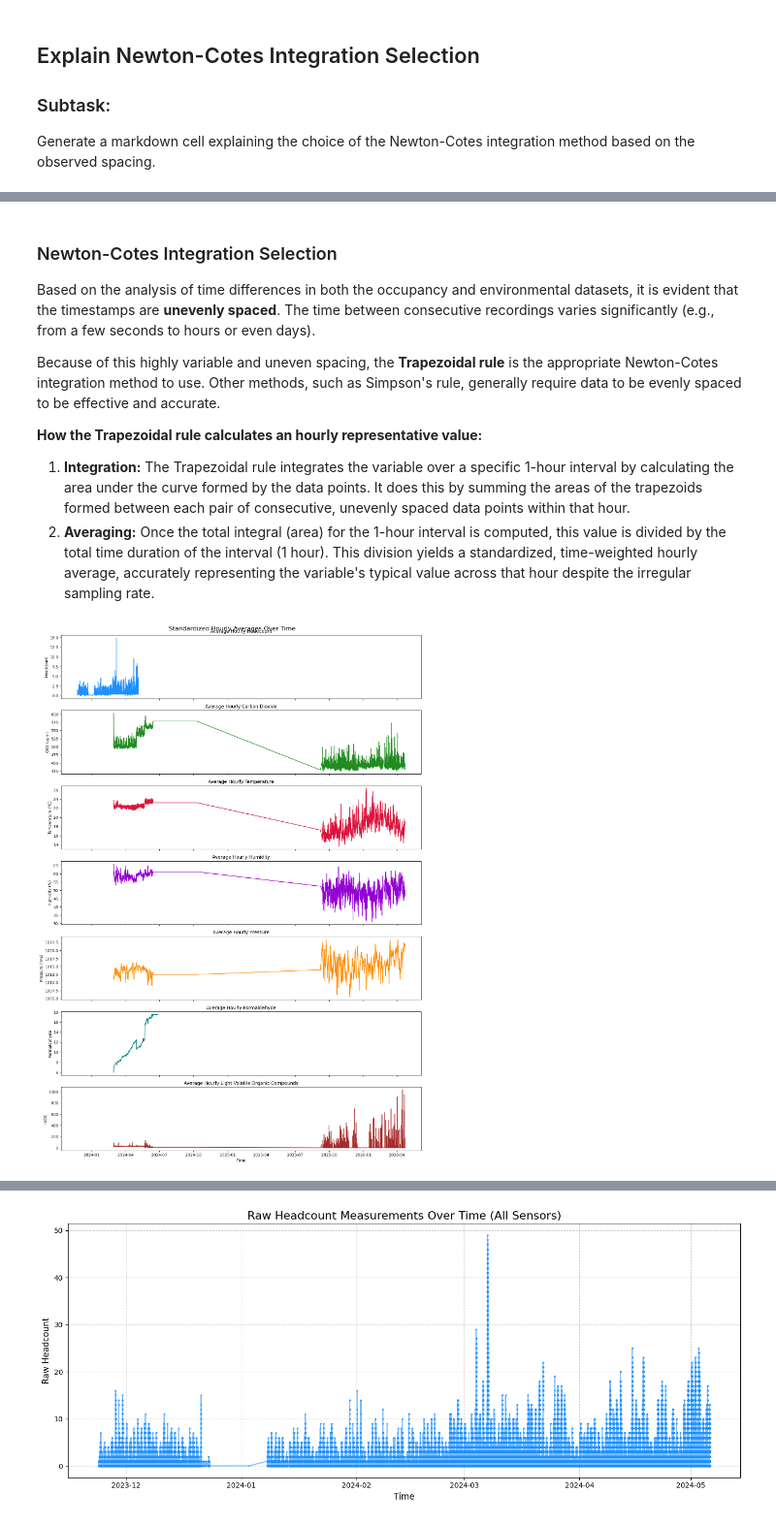
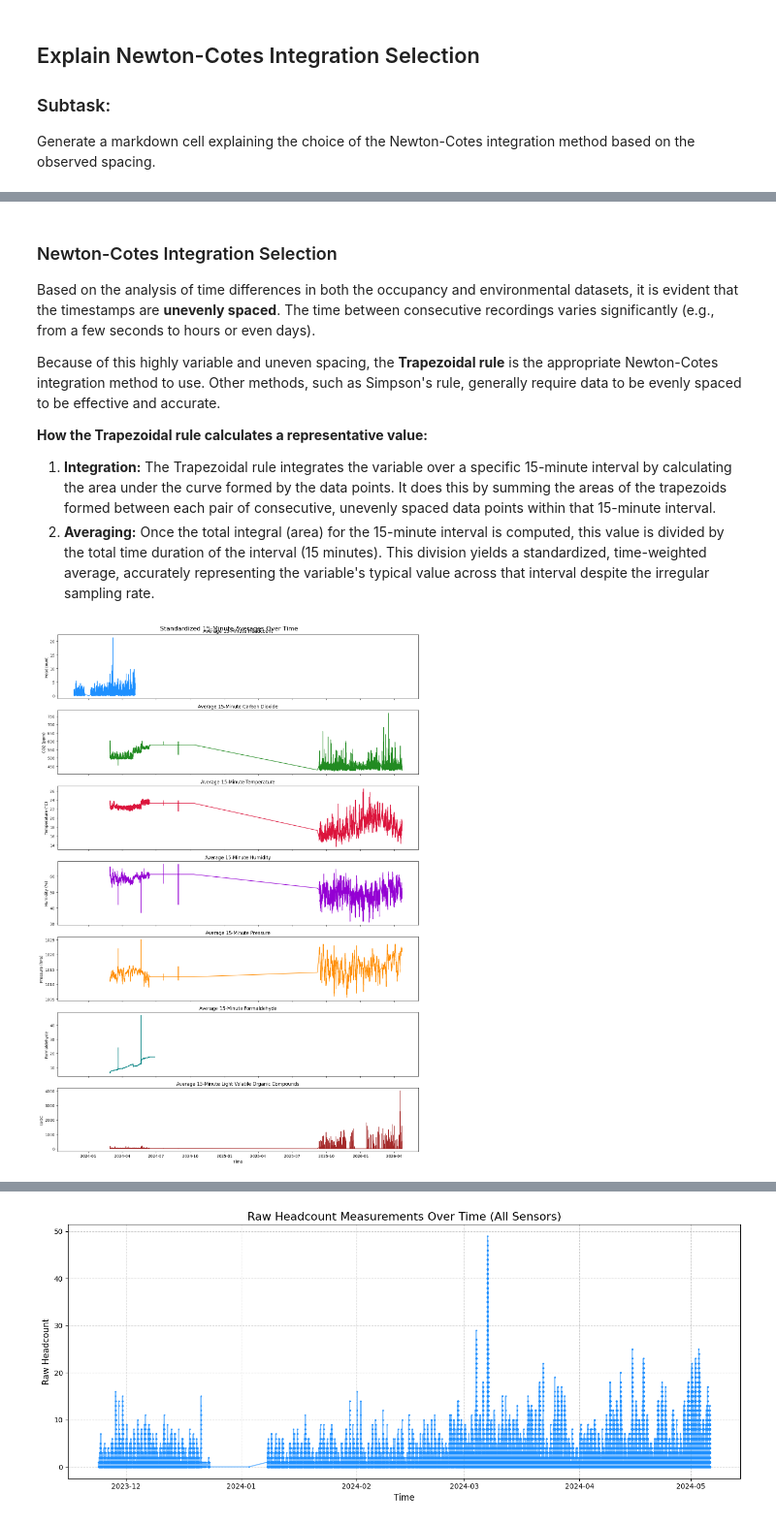
Before and after one commit to HarperVicic/MMA3001-Project, a Jupyter notebook: Data_Input.ipynb, the cells around one changed output, grey strips where cells are left out. Shown at 97% size. Saved outputs shown, nothing was run; the diff lists cells and outputs as text; code cells hidden in the pictures.

```diff
--- a/Data_Input.ipynb
+++ b/Data_Input.ipynb
@@ -438,14 +438,14 @@ def time_weighted_occupancy(group):
     return trapezoid(y, x) / duration
 
 # 3. Apply custom function to occupancy dataset
-hourly_occ_df = (
-    df.groupby(['deviceid', pd.Grouper(key='collecteddate', freq='h')])
+binned_occ_df = (
+    df.groupby(['deviceid', pd.Grouper(key='collecteddate', freq='15min')])
     .apply(time_weighted_occupancy, include_groups=False)
     .reset_index(name='avg_headcount')
 )
 
-print("=== Hourly Occupancy Dataset ===")
-display(hourly_occ_df.head())
+print("=== 15-Minute Occupancy Dataset ===")
+display(binned_occ_df.head())
 
 # 4. Custom function for environmental dataset
 # Identify numeric environmental columns dynamically
@@ -468,12 +468,12 @@ def time_weighted_env(group):
     return pd.Series(res)
 
 # Apply custom function to environmental dataset
-hourly_env_df = (
-    cleaned_env_df.groupby(['sensorid', pd.Grouper(key='createdate', freq='h')])
+binned_env_df = (
+    cleaned_env_df.groupby(['sensorid', pd.Grouper(key='createdate', freq='15min')])
     .apply(time_weighted_env, include_groups=False)
     .reset_index()
 )
 
-print("\n=== Hourly Environmental Dataset ===")
-display(hourly_env_df.head())
+print("\n=== 15-Minute Environmental Dataset ===")
+display(binned_env_df.head())
 # %% [output]
@@ -498,62 +498,62 @@ Based on the analysis of time differences in both the occupancy and environmenta
 
 Because of this highly variable and uneven spacing, the **Trapezoidal rule** is the appropriate Newton-Cotes integration method to use. Other methods, such as Simpson's rule, generally require data to be evenly spaced to be effective and accurate.
 
-**How the Trapezoidal rule calculates an hourly representative value:**
-1.  **Integration:** The Trapezoidal rule integrates the variable over a specific 1-hour interval by calculating the area under the curve formed by the data points. It does this by summing the areas of the trapezoids formed between each pair of consecutive, unevenly spaced data points within that hour.
-2.  **Averaging:** Once the total integral (area) for the 1-hour interval is computed, this value is divided by the total time duration of the interval (1 hour). This division yields a standardized, time-weighted hourly average, accurately representing the variable's typical value across that hour despite the irregular sampling rate.
+**How the Trapezoidal rule calculates a representative value:**
+1.  **Integration:** The Trapezoidal rule integrates the variable over a specific 15-minute interval by calculating the area under the curve formed by the data points. It does this by summing the areas of the trapezoids formed between each pair of consecutive, unevenly spaced data points within that 15-minute interval.
+2.  **Averaging:** Once the total integral (area) for the 15-minute interval is computed, this value is divided by the total time duration of the interval (15 minutes). This division yields a standardized, time-weighted average, accurately representing the variable's typical value across that interval despite the irregular sampling rate.
 # %%
 import matplotlib.pyplot as plt
 import seaborn as sns
 import pandas as pd
 
-# Aggregate global hourly averages across all devices/sensors for a clean visualization
-occ_agg = hourly_occ_df.groupby('collecteddate')['avg_headcount'].mean().reset_index().rename(columns={'collecteddate': 'time'})
-env_agg = hourly_env_df.groupby('createdate')[['Carbon dioxide', 'Temperature', 'Humidity', 'Pressure', 'Formaldehyde', 'Light Volatile Organic Compounds']].mean().reset_index().rename(columns={'createdate': 'time'})
+# Aggregate global 15-minute averages across all devices/sensors for a clean visualization
+occ_agg = binned_occ_df.groupby('collecteddate')['avg_headcount'].mean().reset_index().rename(columns={'collecteddate': 'time'})
+env_agg = binned_env_df.groupby('createdate')[['Carbon dioxide', 'Temperature', 'Humidity', 'Pressure', 'Formaldehyde', 'Light Volatile Organic Compounds']].mean().reset_index().rename(columns={'createdate': 'time'})
 
 # Set up the figure and subplots
 fig, axes = plt.subplots(7, 1, figsize=(14, 20), sharex=True)
-fig.suptitle('Standardized Hourly Averages Over Time', fontsize=16)
+fig.suptitle('Standardized 15-Minute Averages Over Time', fontsize=16)
 
 # 1. Headcount
 sns.lineplot(data=occ_agg, x='time', y='avg_headcount', ax=axes[0], color='dodgerblue')
 axes[0].set_ylabel('Headcount')
-axes[0].set_title('Average Hourly Headcount')
+axes[0].set_title('Average 15-Minute Headcount')
 
 # 2. Carbon Dioxide (CO2)
 sns.lineplot(data=env_agg, x='time', y='Carbon dioxide', ax=axes[1], color='forestgreen')
 axes[1].set_ylabel('CO2 (ppm)')
-axes[1].set_title('Average Hourly Carbon Dioxide')
+axes[1].set_title('Average 15-Minute Carbon Dioxide')
 
 # 3. Temperature
 sns.lineplot(data=env_agg, x='time', y='Temperature', ax=axes[2], color='crimson')
 axes[2].set_ylabel('Temperature (°C)')
-axes[2].set_title('Average Hourly Temperature')
+axes[2].set_title('Average 15-Minute Temperature')
 
 # 4. Humidity
 sns.lineplot(data=env_agg, x='time', y='Humidity', ax=axes[3], color='darkviolet')
 axes[3].set_ylabel('Humidity (%)')
-axes[3].set_title('Average Hourly Humidity')
+axes[3].set_title('Average 15-Minute Humidity')
 
 # 5. Pressure
 sns.lineplot(data=env_agg, x='time', y='Pressure', ax=axes[4], color='darkorange')
 axes[4].set_ylabel('Pressure (hPa)')
-axes[4].set_title('Average Hourly Pressure')
+axes[4].set_title('Average 15-Minute Pressure')
 
 # 6. Formaldehyde
 sns.lineplot(data=env_agg, x='time', y='Formaldehyde', ax=axes[5], color='teal')
 axes[5].set_ylabel('Formaldehyde')
-axes[5].set_title('Average Hourly Formaldehyde')
+axes[5].set_title('Average 15-Minute Formaldehyde')
 
 # 7. LVOC
 sns.lineplot(data=env_agg, x='time', y='Light Volatile Organic Compounds', ax=axes[6], color='brown')
 axes[6].set_ylabel('LVOC')
-axes[6].set_title('Average Hourly Light Volatile Organic Compounds')
+axes[6].set_title('Average 15-Minute Light Volatile Organic Compounds')
 axes[6].set_xlabel('Time')
 
 plt.tight_layout()
 plt.show()
 # %% [output]
-[figure, old version]
+[figure, new version]
 # %% [markdown]
 ### Data Verification: Raw Headcount Inconsistency
 
```
Also changed, not shown: parts of 31 cells of this notebook.
